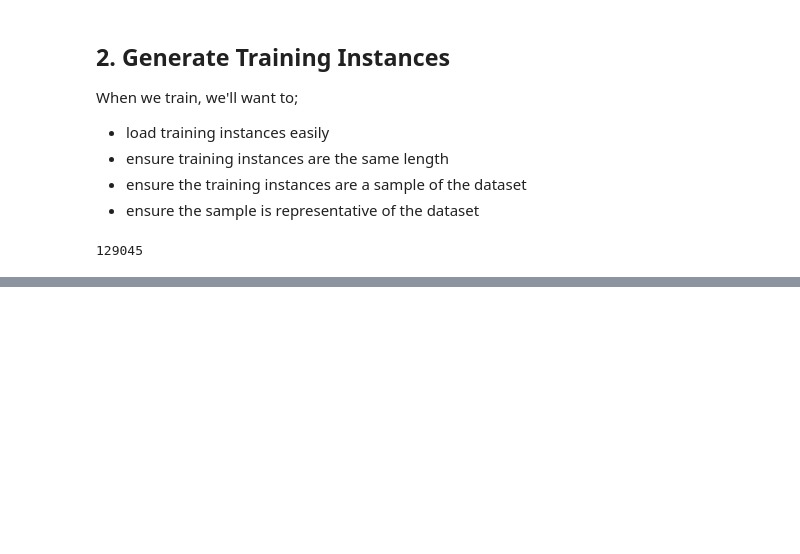
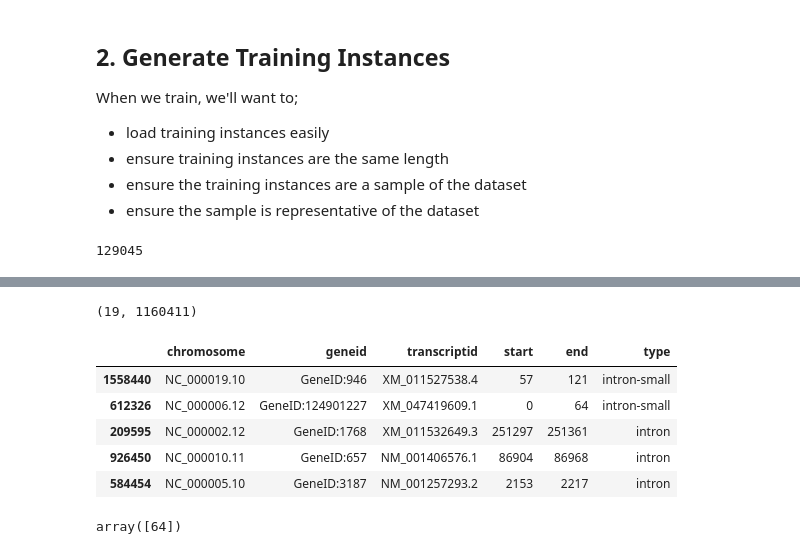
Before and after one commit to DataAndDeadlifts/main, a Jupyter notebook: nbs/03 training.transcription.generation.ipynb, the cells around one changed output, grey strips where cells are left out. Cells and saved outputs as stored; diff of their text form; code cells hidden in the pictures; blank space fills up the shorter version.

```diff
--- a/nbs/03 training.transcription.generation.ipynb
+++ b/nbs/03 training.transcription.generation.ipynb
@@ -266,0 +346,59 @@ intron_locations.transcriptid.unique().size
+# %%
+#| hide
+intron_lengths.min(), intron_lengths.max()
+# %% [output]
+(19, 1160411)
+# %%
+#| export
+def sample_introns(
+        locations: pd.DataFrame, n: int,
+        random_state: int = 42, length: int = 64) -> pd.DataFrame:
+    random.seed(random_state)
+    "Get training instances where most of the tokens are <intron>."
+    intron_sample = locations.sample(n, random_state=random_state)
+    # Handle sequences of varying sizes
+    intron_sample.loc[:, 'intron_length'] = intron_sample.intron_end - intron_sample.intron_start
+    intron_len_mask = intron_sample.intron_length <= length
+    small_introns = intron_sample[intron_len_mask]
+    large_introns = intron_sample[~intron_len_mask]
+    sample_frames = []
+    if small_introns.shape[0] > 0:
+        # For those introns less than length, center, return the whole thing
+        # Start at intron start
+        small_intron_slice_center = small_introns.intron_start
+        # Shift slice center half the distance of the target sequence
+        small_intron_slice_center = small_intron_slice_center.subtract(int(length / 2)).apply(lambda val: max(0, val))
+        small_introns.loc[:, 'start'] = small_intron_slice_center
+        small_introns.loc[:, 'end'] = small_introns.start + length
+        small_introns.loc[:, 'end'] = small_introns[['end', 'mrna_end']].min(axis=1)
+        small_introns = small_introns[['chromosome', 'geneid', 'transcriptid', 'start', 'end']]
+        small_introns.loc[:, 'type'] = 'intron-small'
+        sample_frames.append(small_introns)
+    if large_introns.shape[0] > 0:
+        # For larger introns, identify the range we can slice to avoid edges
+        large_introns.loc[:, 'slice_max'] = large_introns.intron_end - length
+        large_introns.loc[:, 'slice_range'] = large_introns.apply(lambda row: range(row.intron_start, row.slice_max + 1, 1), axis=1)
+        large_introns.loc[:, 'start'] = large_introns.slice_range.apply(lambda r: random.choice(r))
+        large_introns.loc[:, 'end'] = large_introns.start + length
+        large_introns = large_introns[['chromosome', 'geneid', 'transcriptid', 'start', 'end']]
+        large_introns.loc[:, 'type'] = 'intron'
+        sample_frames.append(large_introns)
+    # Randomly select a slice point within the identified range
+    introns = pd.concat(sample_frames, axis=0)
+    return introns
+# %%
+#| hide
+example_sample_introns = sample_introns(intron_locations, int(training_instance_target * proportion_intron), random_state=random_state)
+example_sample_introns.head()
+# %% [output]
+|  | chromosome | geneid | transcriptid | start | end | type |
+| 1558440 | NC_000019.10 | GeneID:946 | XM_011527538.4 | 57 | 121 | intron-small |
+| 612326 | NC_000006.12 | GeneID:124901227 | XM_047419609.1 | 0 | 64 | intron-small |
+| 209595 | NC_000002.12 | GeneID:1768 | XM_011532649.3 | 251297 | 251361 | intron |
+| 926450 | NC_000010.11 | GeneID:657 | NM_001406576.1 | 86904 | 86968 | intron |
+| 584454 | NC_000005.10 | GeneID:3187 | NM_001257293.2 | 2153 | 2217 | intron |
+# %%
+#| hide
+(example_sample_introns.end - example_sample_introns.start).unique()
+# %% [output]
+array([64])
```
Also changed, not shown: parts of 33 cells of this notebook, 7 other files.
